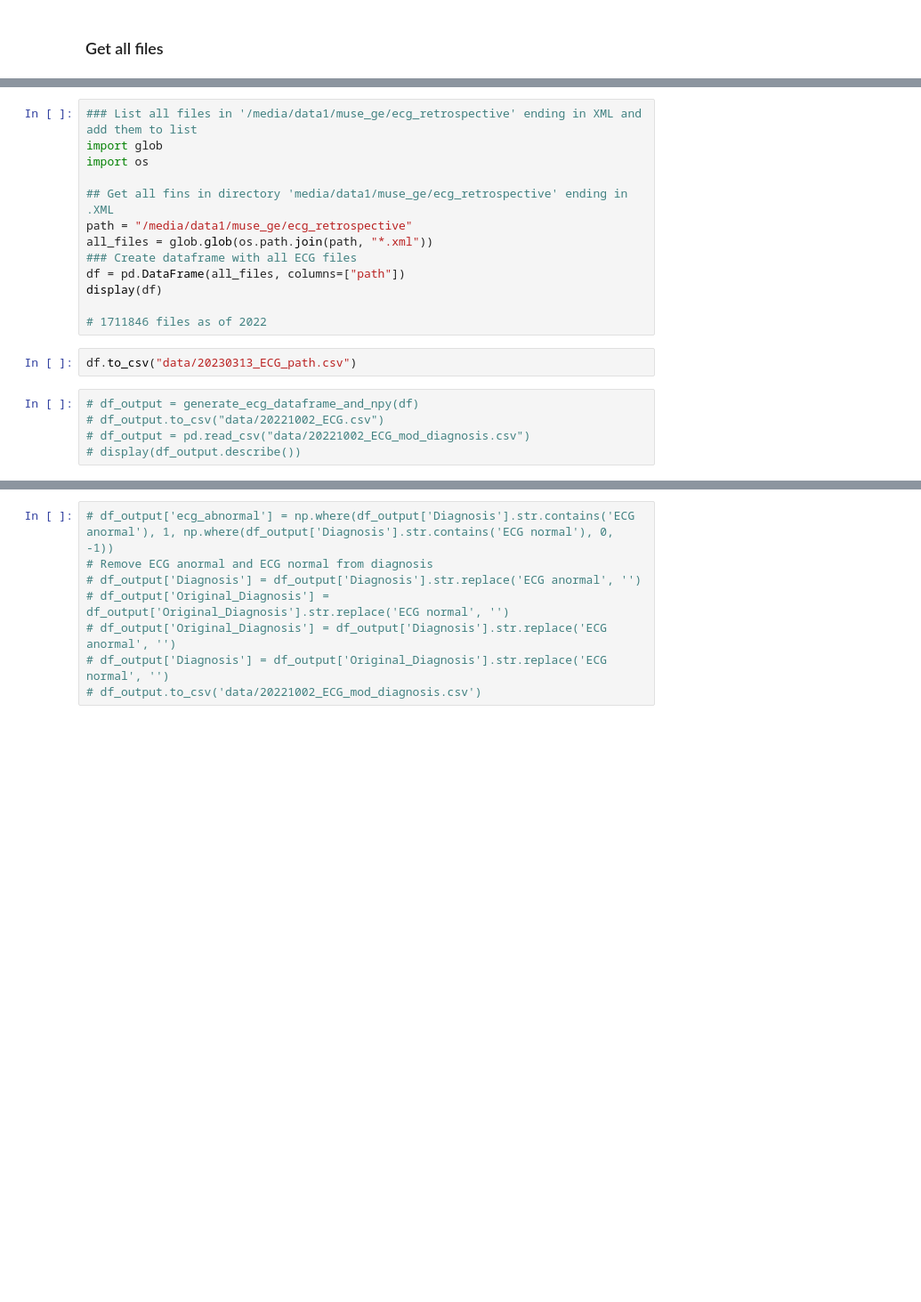
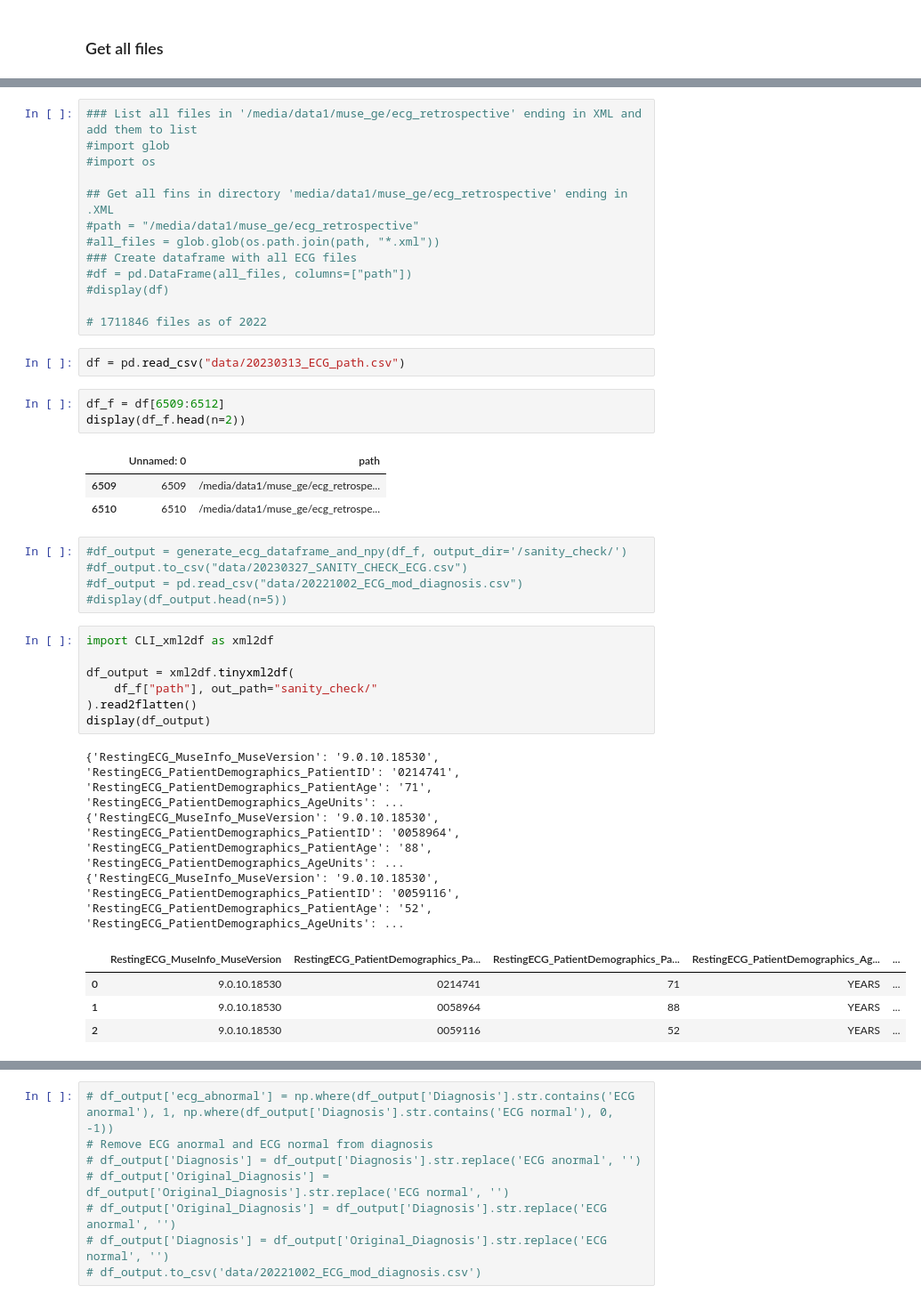
Before and after one commit to HeartWise-AI/DeepECG_Preprocess, a Jupyter notebook: DeepECG_GetFiles.ipynb, the cells around one changed output, grey strips where cells are left out. Shown at 89% size. Cells and saved outputs as stored; diff of their text form; blank space fills up the shorter version.

```diff
--- a/DeepECG_GetFiles.ipynb
+++ b/DeepECG_GetFiles.ipynb
@@ -538,20 +580,42 @@ def generate_ecg_dataframe_and_npy(df, output_dir="/ekg_waveforms_output/"):
 # %%
 ### List all files in '/media/data1/muse_ge/ecg_retrospective' ending in XML and add them to list
-import glob
-import os
+#import glob
+#import os
 
 ## Get all fins in directory 'media/data1/muse_ge/ecg_retrospective' ending in .XML
-path = "/media/data1/muse_ge/ecg_retrospective"
-all_files = glob.glob(os.path.join(path, "*.xml"))
+#path = "/media/data1/muse_ge/ecg_retrospective"
+#all_files = glob.glob(os.path.join(path, "*.xml"))
 ### Create dataframe with all ECG files
-df = pd.DataFrame(all_files, columns=["path"])
-display(df)
+#df = pd.DataFrame(all_files, columns=["path"])
+#display(df)
 
 # 1711846 files as of 2022
 # %%
-df.to_csv("data/20230313_ECG_path.csv")
+df = pd.read_csv("data/20230313_ECG_path.csv")
+# %%
+df_f = df[6509:6512]
+display(df_f.head(n=2))
+# %% [output]
+|  | Unnamed: 0 | path |
+| 6509 | 6509 | /media/data1/muse_ge/ecg_retrospe... |
+| 6510 | 6510 | /media/data1/muse_ge/ecg_retrospe... |
 # %%
-# df_output = generate_ecg_dataframe_and_npy(df)
-# df_output.to_csv("data/20221002_ECG.csv")
-# df_output = pd.read_csv("data/20221002_ECG_mod_diagnosis.csv")
-# display(df_output.describe())
+#df_output = generate_ecg_dataframe_and_npy(df_f, output_dir='/sanity_check/')
+#df_output.to_csv("data/20230327_SANITY_CHECK_ECG.csv")
+#df_output = pd.read_csv("data/20221002_ECG_mod_diagnosis.csv")
+#display(df_output.head(n=5))
+# %%
+import CLI_xml2df as xml2df
+
+df_output = xml2df.tinyxml2df(
+    df_f["path"], out_path="sanity_check/"
+).read2flatten()
+display(df_output)
+# %% [output]
+{'RestingECG_MuseInfo_MuseVersion': '9.0.10.18530', 'RestingECG_PatientDemographics_PatientID': '0214741', 'RestingECG_PatientDemographics_PatientAge': '71', 'RestingECG_PatientDemographics_AgeUnits': ...
+{'RestingECG_MuseInfo_MuseVersion': '9.0.10.18530', 'RestingECG_PatientDemographics_PatientID': '0058964', 'RestingECG_PatientDemographics_PatientAge': '88', 'RestingECG_PatientDemographics_AgeUnits': ...
+{'RestingECG_MuseInfo_MuseVersion': '9.0.10.18530', 'RestingECG_PatientDemographics_PatientID': '0059116', 'RestingECG_PatientDemographics_PatientAge': '52', 'RestingECG_PatientDemographics_AgeUnits': ...
+|  | RestingECG_MuseInfo_MuseVersion | RestingECG_PatientDemographics_Pa... | RestingECG_PatientDemographics_Pa... | RestingECG_PatientDemographics_Ag... | ... |
+| 0 | 9.0.10.18530 | 0214741 | 71 | YEARS | ... |
+| 1 | 9.0.10.18530 | 0058964 | 88 | YEARS | ... |
+| 2 | 9.0.10.18530 | 0059116 | 52 | YEARS | ... |
```
Also changed, not shown: parts of 13 cells of this notebook, 2 other files.
